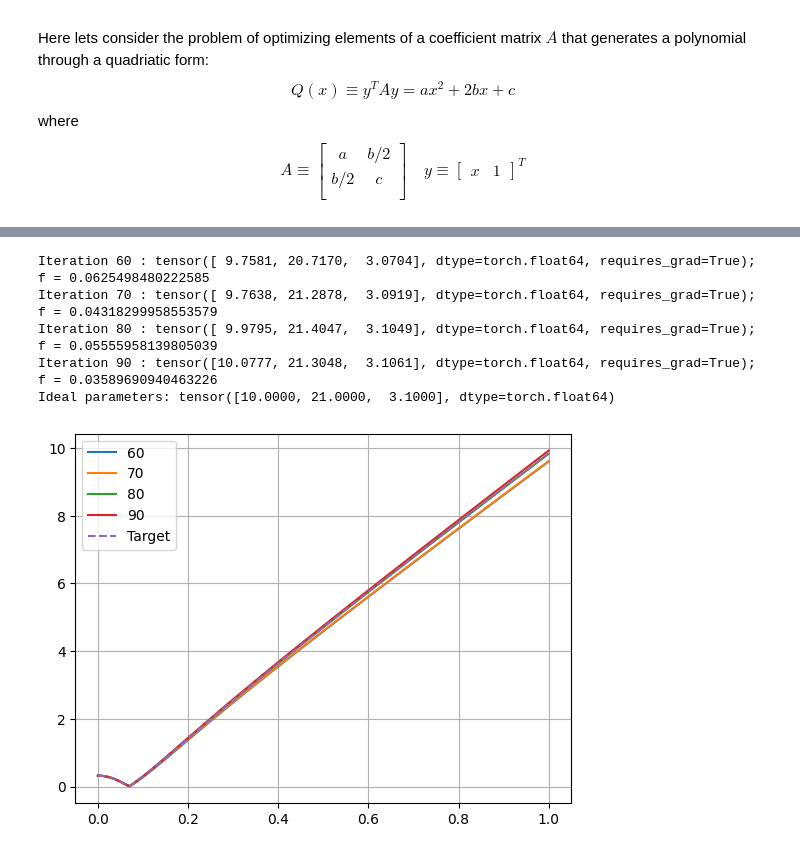
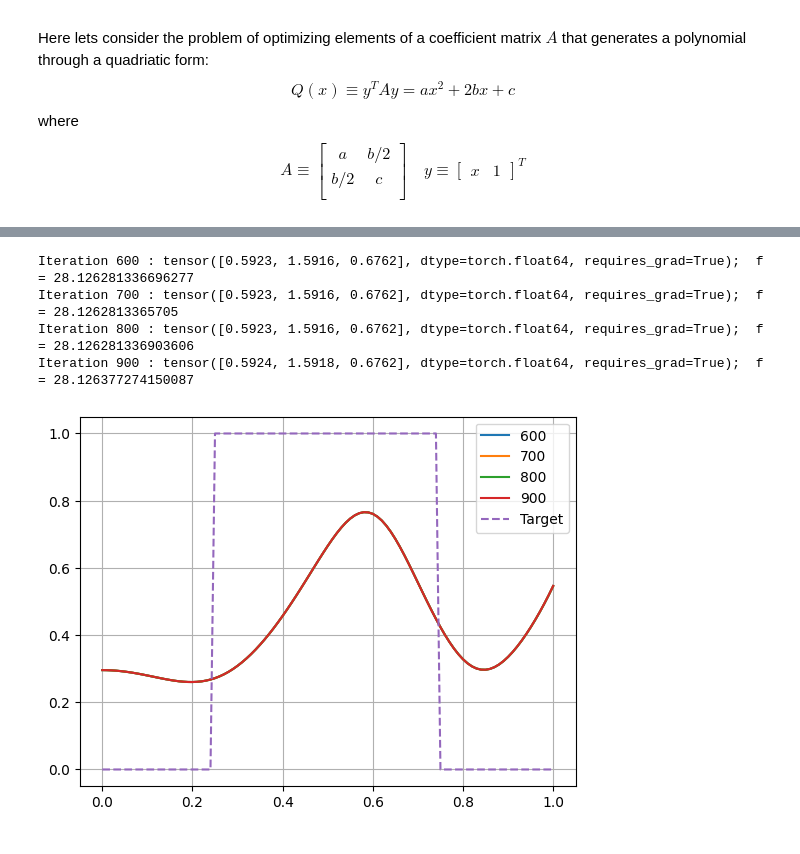
Before and after one commit to a-dag-a/sandbox__ML, a Jupyter notebook: autodiff/WIP.ipynb, the cells around one changed output, grey strips where cells are left out. Saved outputs shown, nothing was run; the diff lists cells and outputs as text; code cells hidden in the pictures.

Commit message:
Cascading the same matrix over and over again works, now gonna try different Lk,Ck,Gk s

```diff
--- a/autodiff/WIP.ipynb
+++ b/autodiff/WIP.ipynb
@@ -18,9 +28,7 @@ import matplotlib.pyplot as plt
 # %%
-# w = torch.linspace(0,1,41,dtype=torch.float64) # for plotting
 w = torch.linspace(0,1,101,dtype=torch.complex128) # for plotting
-# parameters_ideal = torch.tensor([1,2.5,-2],dtype=torch.float64)
-parameters_ideal = torch.tensor([1,2,3.1],dtype=torch.float64)
-parameters = torch.tensor([0,0,4],dtype=torch.float64,requires_grad=True)
+# parameters_ideal = torch.tensor([1,1,0.5],dtype=torch.float64)
+parameters = torch.tensor([1,0.2,4],dtype=torch.float64,requires_grad=True)
 
 def computeValues(parameters, w):
     L1,C1,G1 = parameters
@@ -39,39 +47,44 @@ def computeValues(parameters, w):
         torch.stack([bottom_left, bottom_right], dim=-1)  # Row 2 of each matrix
     ], dim=-2)  # Combine rows into a matrix
 
-    Q = matrix_tensor[:,0,0]/matrix_tensor[:,1,0]
+    # matrix_tensor_final = matrix_tensor
+    # matrix_tensor_final = matrix_tensor @ matrix_tensor # leading indices are batch, rmbr, so that matmul hapeens between the last two indices, which is crrect here
+    # matrix_tensor_final = matrix_tensor @ matrix_tensor @ matrix_tensor
+    # matrix_tensor_final = matrix_tensor @ matrix_tensor @ matrix_tensor @ matrix_tensor
+    matrix_tensor_final = matrix_tensor @ matrix_tensor @ matrix_tensor @ matrix_tensor @ matrix_tensor
+    Q = matrix_tensor_final[:,0,0]/matrix_tensor_final[:,1,0]
     return Q
 
 def computeError(parameters):
     polynomial_w = computeValues(parameters,w)
-    polynomial_target = computeValues(parameters_ideal,w)
-    # loss_real = torch.nn.MSELoss()(torch.real(polynomial_w), torch.real(polynomial_target))
-    # loss_imag = nn.MSELoss()(torch.imag(polynomial_w), torch.real(polynomial_target))
-    # loss = loss_real+loss_imag
-    loss = torch.nn.MSELoss()(polynomial_w,polynomial_target)
+    # polynomial_target = computeValues(parameters_ideal,w)
+    # loss = torch.nn.MSELoss()(polynomial_w,polynomial_target)
+    loss = torch.sum(
+        torch.abs(polynomial_w-polynomial_target)**2
+    )
     return loss
 # %%
 fig, axes = plt.subplots(); legend = []
-optimizer = torch.optim.Adam([parameters], lr=0.5) # Adaptive algorithm, better
-for i in range(100):
+optimizer = torch.optim.Adam([parameters], lr=0.1) # Adaptive algorithm, better
+for i in range(1000):
     optimizer.zero_grad()
-    # f = computeError(parameters)
-    f = torch.nn.MSELoss()(parameters_ideal,parameters)
+    f = computeError(parameters)
+    # f = torch.nn.MSELoss()(parameters_ideal,parameters)
     f.backward()
     optimizer.step()
-    if(i%10==0 and i> 50):
+    if(i%100==0 and i> 500):
         print(f'Iteration {i} : {parameters};  f = {f.item()}')
         axes.plot(w,abs(computeValues(parameters,w)).detach().numpy())
         legend.append(i)
 legend.append('Target')
-axes.plot(w,abs(computeValues(parameters_ideal,w)).detach().numpy(),linestyle='dashed')
-print(f'Ideal parameters: {parameters_ideal}')
+# axes.plot(w,abs(computeValues(parameters_ideal,w)).detach().numpy(),linestyle='dashed')
+# print(f'Ideal parameters: {parameters_ideal}')
+axes.plot(w,abs(polynomial_target).detach().numpy(),linestyle='dashed')
 axes.legend(legend)
 axes.grid('on')
 # %% [output]
-Iteration 60 : tensor([ 9.7581, 20.7170,  3.0704], dtype=torch.float64, requires_grad=True);  f = 0.0625498480222585
-Iteration 70 : tensor([ 9.7638, 21.2878,  3.0919], dtype=torch.float64, requires_grad=True);  f = 0.04318299958553579
-Iteration 80 : tensor([ 9.9795, 21.4047,  3.1049], dtype=torch.float64, requires_grad=True);  f = 0.05555958139805039
-Iteration 90 : tensor([10.0777, 21.3048,  3.1061], dtype=torch.float64, requires_grad=True);  f = 0.03589690940463226
-Ideal parameters: tensor([10.0000, 21.0000,  3.1000], dtype=torch.float64)
+Iteration 600 : tensor([0.5923, 1.5916, 0.6762], dtype=torch.float64, requires_grad=True);  f = 28.126281336696277
+Iteration 700 : tensor([0.5923, 1.5916, 0.6762], dtype=torch.float64, requires_grad=True);  f = 28.1262813365705
+Iteration 800 : tensor([0.5923, 1.5916, 0.6762], dtype=torch.float64, requires_grad=True);  f = 28.126281336903606
+Iteration 900 : tensor([0.5924, 1.5918, 0.6762], dtype=torch.float64, requires_grad=True);  f = 28.126377274150087
-[figure, old version]
+[figure, new version]
```
Also changed, not shown: parts of 1 cell of this notebook.
